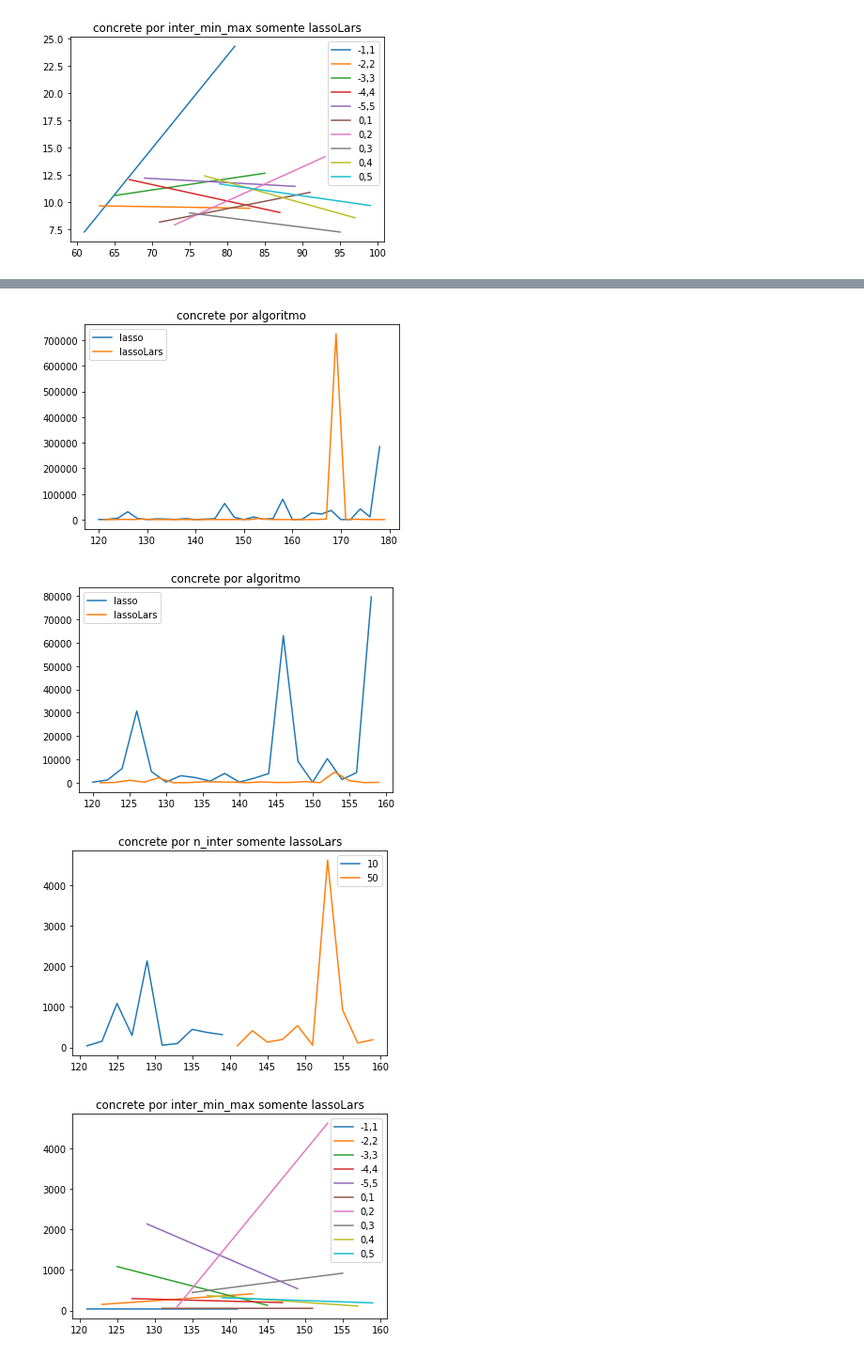
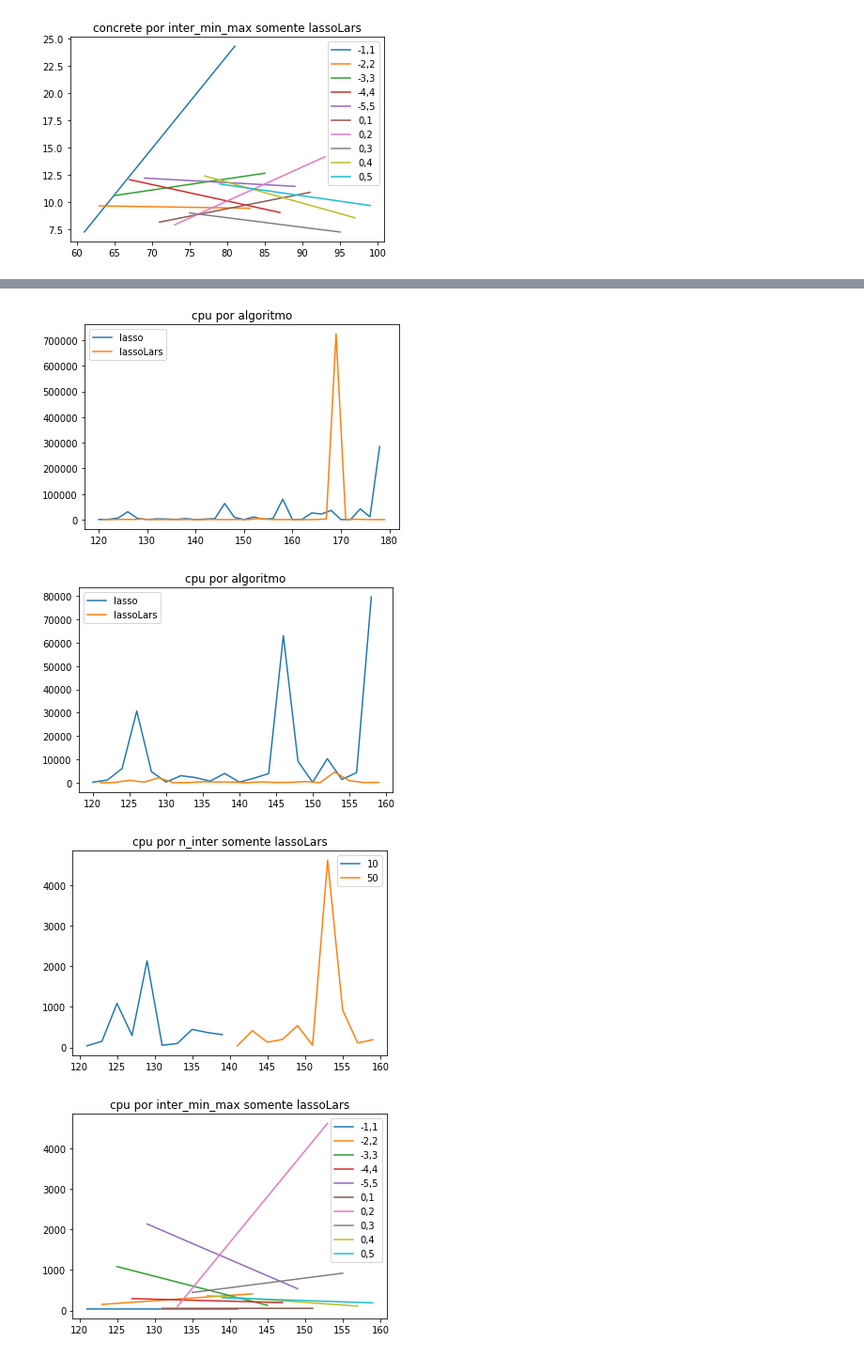
Before and after one commit to maira-lima/inter-transf, a Jupyter notebook: inter-transf.ipynb, the cells around one changed output, grey strips where cells are left out. Shown at 94% size. Saved outputs shown, nothing was run; the diff lists cells and outputs as text; code cells hidden in the pictures.

```diff
--- a/inter-transf.ipynb
+++ b/inter-transf.ipynb
@@ -243,23 +314,23 @@ plt.show()
 # %%
 for algoritmo in algoritmos:
     S = df.loc[df['dataset'] == 'cpu'].loc[df['algoritmo'] == algoritmo]['msre']
-    S.plot(title='concrete por algoritmo', label=algoritmo, legend=True)
+    S.plot(title='cpu por algoritmo', label=algoritmo, legend=True)
 plt.show()
 for algoritmo in algoritmos:
     S = df.loc[df['dataset'] == 'cpu'].loc[df['algoritmo'] == algoritmo].loc[df['ninter'] != 100]['msre']
-    S.plot(title='concrete por algoritmo', label=algoritmo, legend=True)
+    S.plot(title='cpu por algoritmo', label=algoritmo, legend=True)
 plt.show()
 for ninter in ninter_list:
     if ninter != 100:
         S = df.loc[df['dataset'] == 'cpu'].loc[df['algoritmo'] == 'lassoLars'].loc[df['ninter'] == ninter]['msre']
-        S.plot(title='concrete por n_inter somente lassoLars', label=ninter, legend=True)
+        S.plot(title='cpu por n_inter somente lassoLars', label=ninter, legend=True)
 plt.show()
 for inter_min, inter_max in inter_min_max:
     S = df.loc[df['dataset'] == 'cpu'].loc[df['algoritmo'] == 'lassoLars'].loc[df['ninter'] != 100].loc[df['inter_min'] == inter_min].loc[df['inter_max'] == inter_max]['msre']
-    S.plot(title='concrete por inter_min_max somente lassoLars', label=f'{inter_min},{inter_max}', legend=True)
+    S.plot(title='cpu por inter_min_max somente lassoLars', label=f'{inter_min},{inter_max}', legend=True)
 plt.show()
 # %% [output]
-[figure, old version]
+[figure, new version]
-[figure, old version]
+[figure, new version]
-[figure, old version]
+[figure, new version]
-[figure, old version]
+[figure, new version]
```
Also changed, not shown: parts of 28 cells of this notebook, 2 other files.
